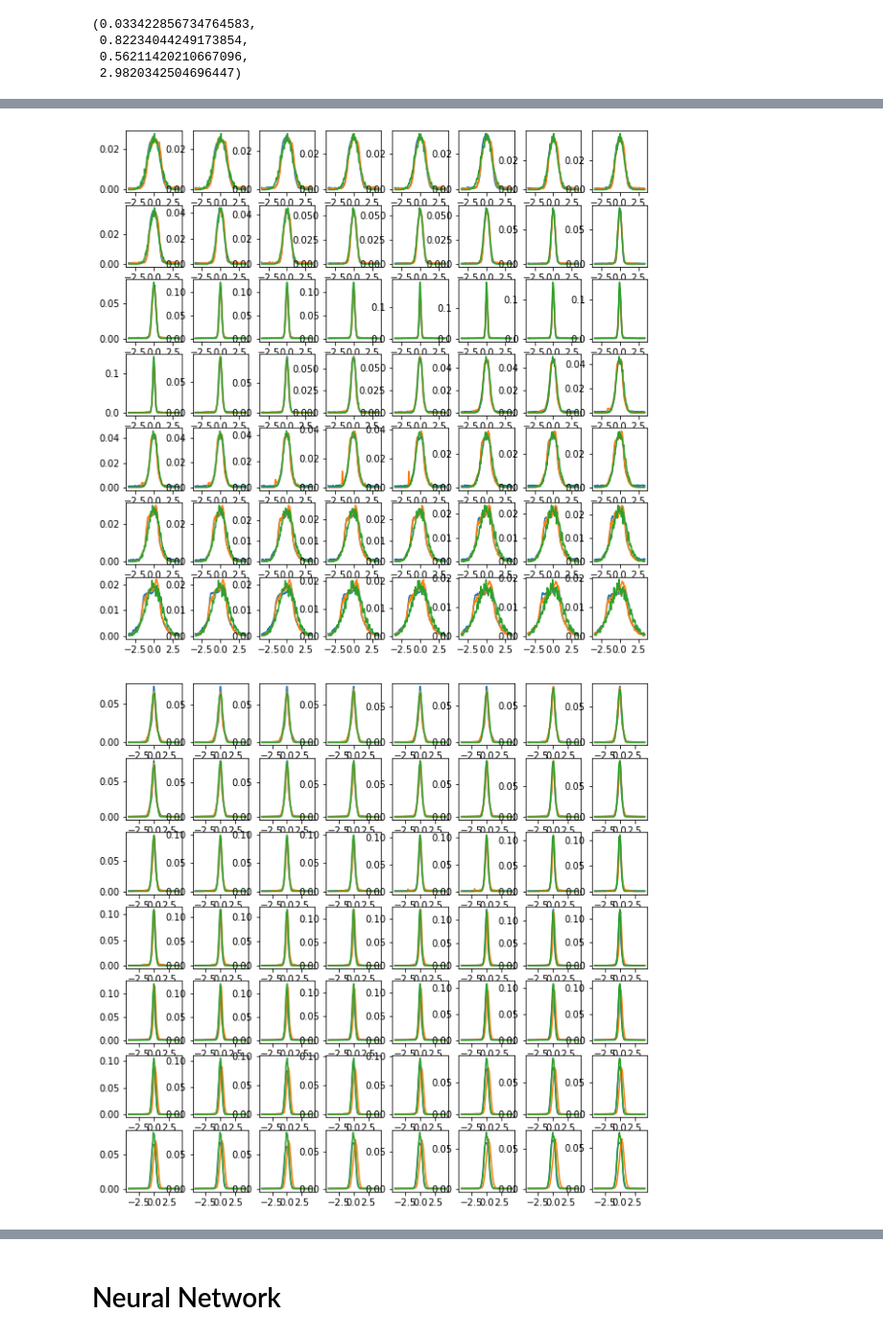
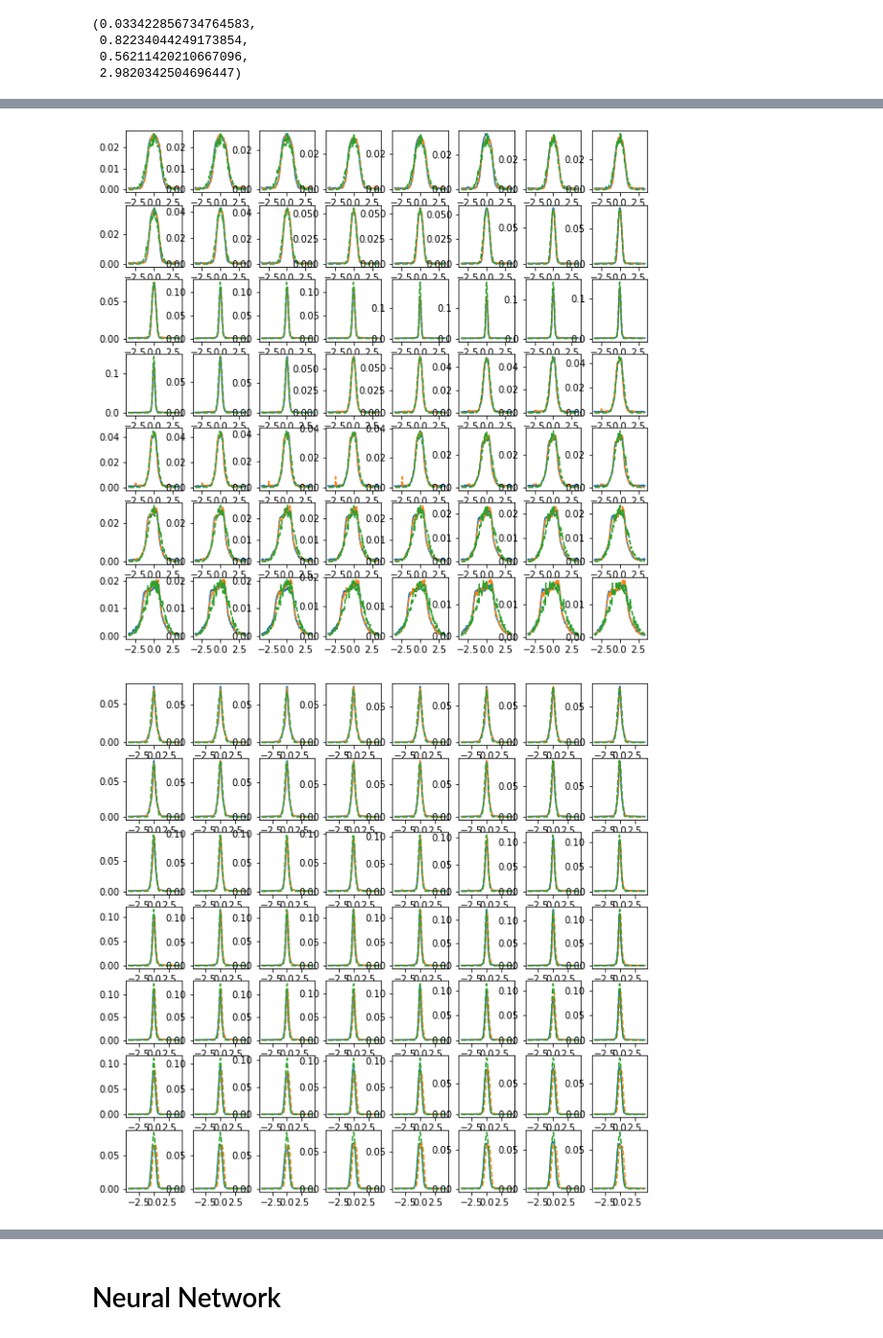
Before and after one commit to vitben/phase_space_tomography, a Jupyter notebook: tomo_class_test.ipynb, the cells around one changed output, grey strips where cells are left out. Shown at 96% size. Saved outputs shown, nothing was run; the diff lists cells and outputs as text; code cells hidden in the pictures.

```diff
--- a/tomo_class_test.ipynb
+++ b/tomo_class_test.ipynb
@@ -46,8 +50,8 @@ Now it is time to preprocess the data to make them ready for tomography
 %autoreload
 sequence = {'quad':[0.0708,10], 'drift':[0.831693]}
 
-processx = Preprocess(projectionsx, ksx, sequence, plane='x', norm=[1.8, 3.8])
-processy = Preprocess(projectionsy, ksy, sequence, plane='y', norm=[1.8, 3.8])
+processx = Preprocess(projectionsx, ksx, sequence, plane='x', norm=[0.7, 1.5])
+processy = Preprocess(projectionsy, ksy, sequence, plane='y', norm=[0.7, 1.5])
 # %% [markdown]
 the process instance is used as input for reconstruction
 # %%
@@ -55,8 +59,8 @@ the process instance is used as input for reconstruction
 recx = Reconstruct(processx)
 recy = Reconstruct(processy)
 
-dist_x = recx.MLEM(300)
-dist_y = recy.MLEM(300)
+dist_x = recx.MLEM(200)
+dist_y = recy.MLEM(200)
 # %%
 %autoreload
 pl = Plot(processx, processy, dist_x, dist_y)
@@ -182,39 +203,39 @@ for p in range(56):
     tr.dist = dist_qs
     tr.track()
     dist_qs_out = tr.dist_out
 
     projectionx, edgesx = np.histogram(dist_out[:,0], range=(processx.x_new[0], processx.x_new[-1]), bins=128)
     projectiongx, edgesgx = np.histogram(dist_qs_out[:,0], range=(processx.x_new[0], processx.x_new[-1]), bins=128)
     projectionx = projectionx/np.sum(projectionx)
     projectiongx = projectiongx/np.sum(projectiongx)
 
     projectiony, edgesy = np.histogram(dist_out[:,2], range=(processy.x_new[0], processy.x_new[-1]), bins=128)
     projectiongy, edgesgy = np.histogram(dist_qs_out[:,2], range=(processy.x_new[0], processy.x_new[-1]), bins=128)
     projectiony = projectiony/np.sum(projectiony)
     projectiongy = projectiongy/np.sum(projectiongy)
 
     axsx[p].plot(processx.x_new, processx.unscaled_projections[ind,:]/np.sum(processx.unscaled_projections[ind,:]))
-    axsx[p].plot(utils.get_bin_centers(edgesx), projectionx)
-    axsx[p].plot(utils.get_bin_centers(edgesgx), projectiongx)
+    axsx[p].plot(utils.get_bin_centers(edgesx), projectionx, linestyle = '--')
+    axsx[p].plot(utils.get_bin_centers(edgesgx), projectiongx, linestyle = '--')
 
     axsy[p].plot(processy.x_new, processy.unscaled_projections[ind,:]/np.sum(processy.unscaled_projections[ind,:]))
-    axsy[p].plot(utils.get_bin_centers(edgesy), projectiony)
-    axsy[p].plot(utils.get_bin_centers(edgesgy), projectiongy)
+    axsy[p].plot(utils.get_bin_centers(edgesy), projectiony, linestyle = '--')
+    axsy[p].plot(utils.get_bin_centers(edgesgy), projectiongy, linestyle = '--')
 
     coeffsx,_ = utils.gaussian_profile_fit(utils.get_bin_centers(edgesx), projectionx)
     sigmas_rec_x.append(coeffsx[2])
     sigmasg_x.append(np.std(dist_qs_out[:,0]))
     coeffsy,_ = utils.gaussian_profile_fit(utils.get_bin_centers(edgesy), projectiony)
     sigmas_rec_y.append(coeffsy[2])
     sigmasg_y.append(np.std(dist_qs_out[:,2]))
 
 
 # figx.tight_layout()
 # plt.plot(processx.x_new, processx.unscaled_projections[5,:])
 # plt.plot(processx.x_new, processx.unscaled_projections[10,:])
 # %% [output]
-[figure, old version]
+[figure, new version]
-[figure, old version]
+[figure, new version]
 # %%
 fig, axs = plt.subplots(1, 2, figsize=(9,4))
 axs[0].plot(recx.ks, recx.sigmas, label = 'Measured')
```
Also changed, not shown: parts of 19 cells of this notebook, 26 other files.
